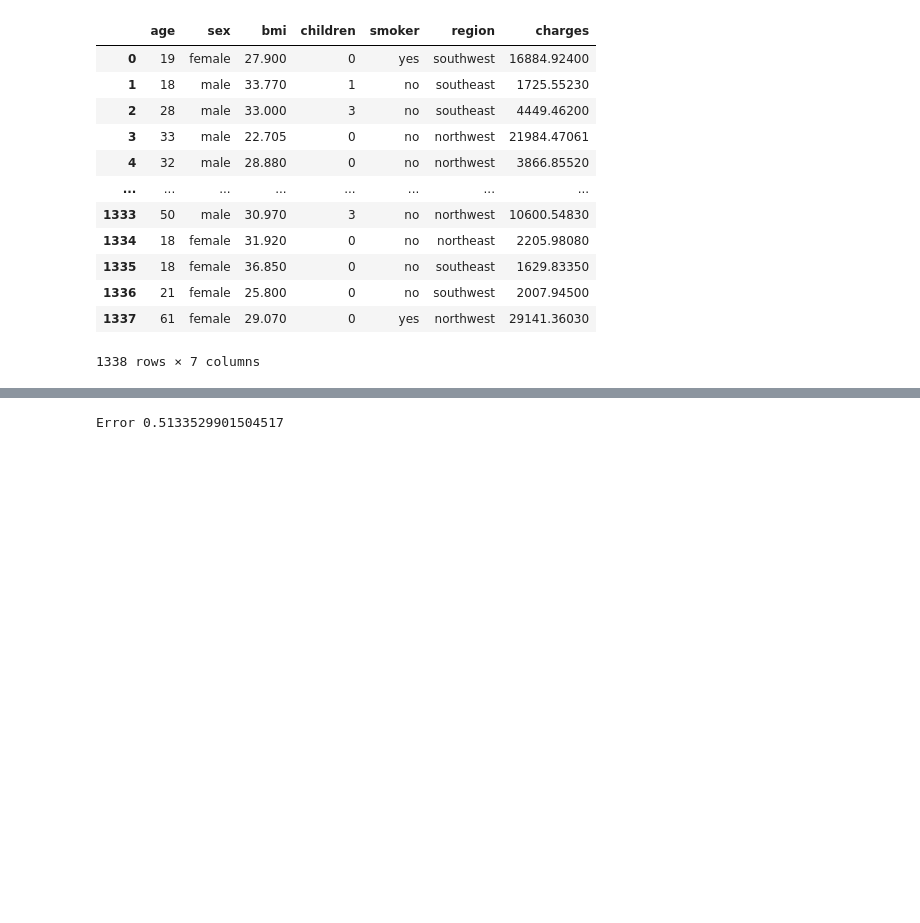
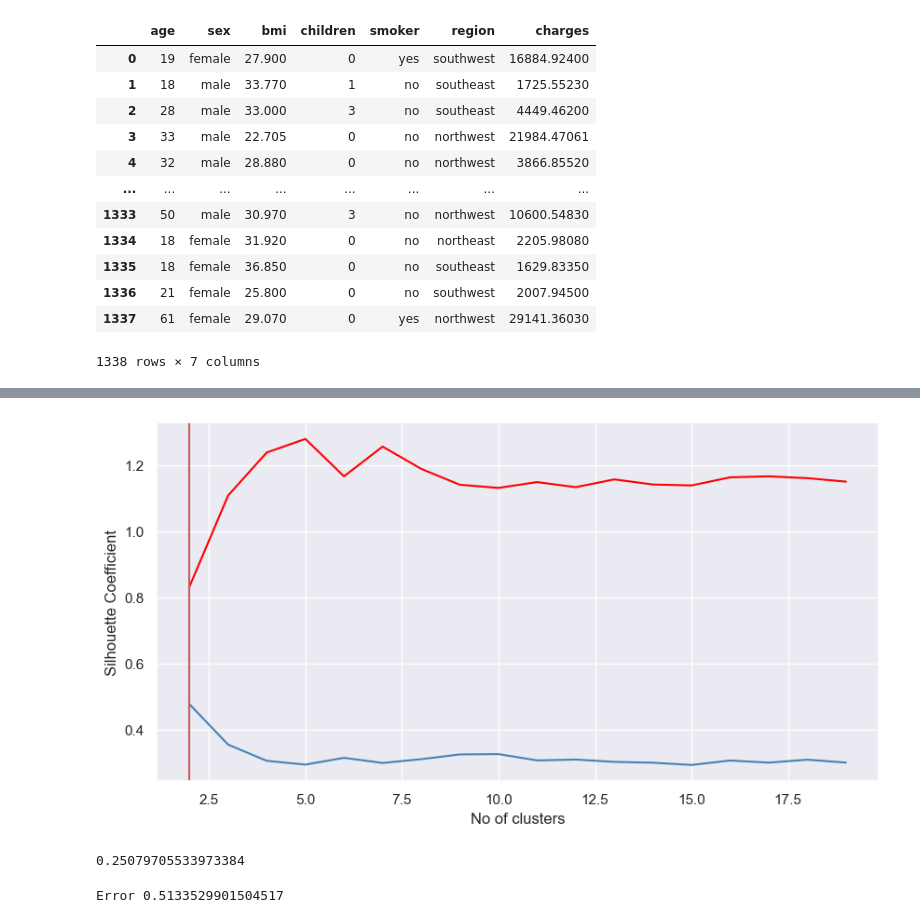
Before and after one commit to renatoquiliche/Interpretable-Machine-Learning, a Jupyter notebook: Notebooks/Clustering_partitions_interpretation.ipynb, the cells around one changed output, grey strips where cells are left out. Cells and saved outputs as stored; diff of their text form; code cells hidden in the pictures; blank space fills up the shorter version.

```diff
--- a/Notebooks/Clustering_partitions_interpretation.ipynb
+++ b/Notebooks/Clustering_partitions_interpretation.ipynb
@@ -45,0 +93,11 @@ final_data_scaled = pd.concat([numerical_data_scaled, categorical], axis=1)
+# %%
+wcss = []
+sil = []
+db = []
+
+for i in range(2,20):
+    kmeans = KMeans(n_clusters=i)
+    kmeans.fit(numerical_data_scaled)
+    wcss.append(kmeans.inertia_)
+    sil.append(silhouette_score(numerical_data_scaled, kmeans.labels_))
+    db.append(davies_bouldin_score(numerical_data_scaled, kmeans.labels_))
@@ -46,3 +147,19 @@ final_data_scaled = pd.concat([numerical_data_scaled, categorical], axis=1)
+# %%
+plt.figure(figsize=(10,5))
+plt.plot(range(2,20), sil, color="steelblue")
+plt.plot(range(2,20), db, color="red")
+#plt.title('The Elbow Method')
+plt.xlabel('No of clusters')
+plt.ylabel('Silhouette Coefficient')
+plt.axvline(2, color="indianred") # vertical
+#plt.savefig(path_fig+"\Elbowmethod.png")
+plt.show()
+# %% [output]
+[figure, added]
+# %%
+silhouette_score(numerical_data_scaled[["age","bmi","children", "charges"]], numerical_data_scaled['Cluster'])
+# %% [output]
+0.25079705533973384
 # %%
 tsne = TSNE(n_components=2, perplexity=50, n_iter=1000, early_exaggeration=12,
             init='pca', learning_rate='auto', method='barnes_hut', n_jobs=-1)
```
Also changed, not shown: parts of 8 cells of this notebook, 2 other files.
